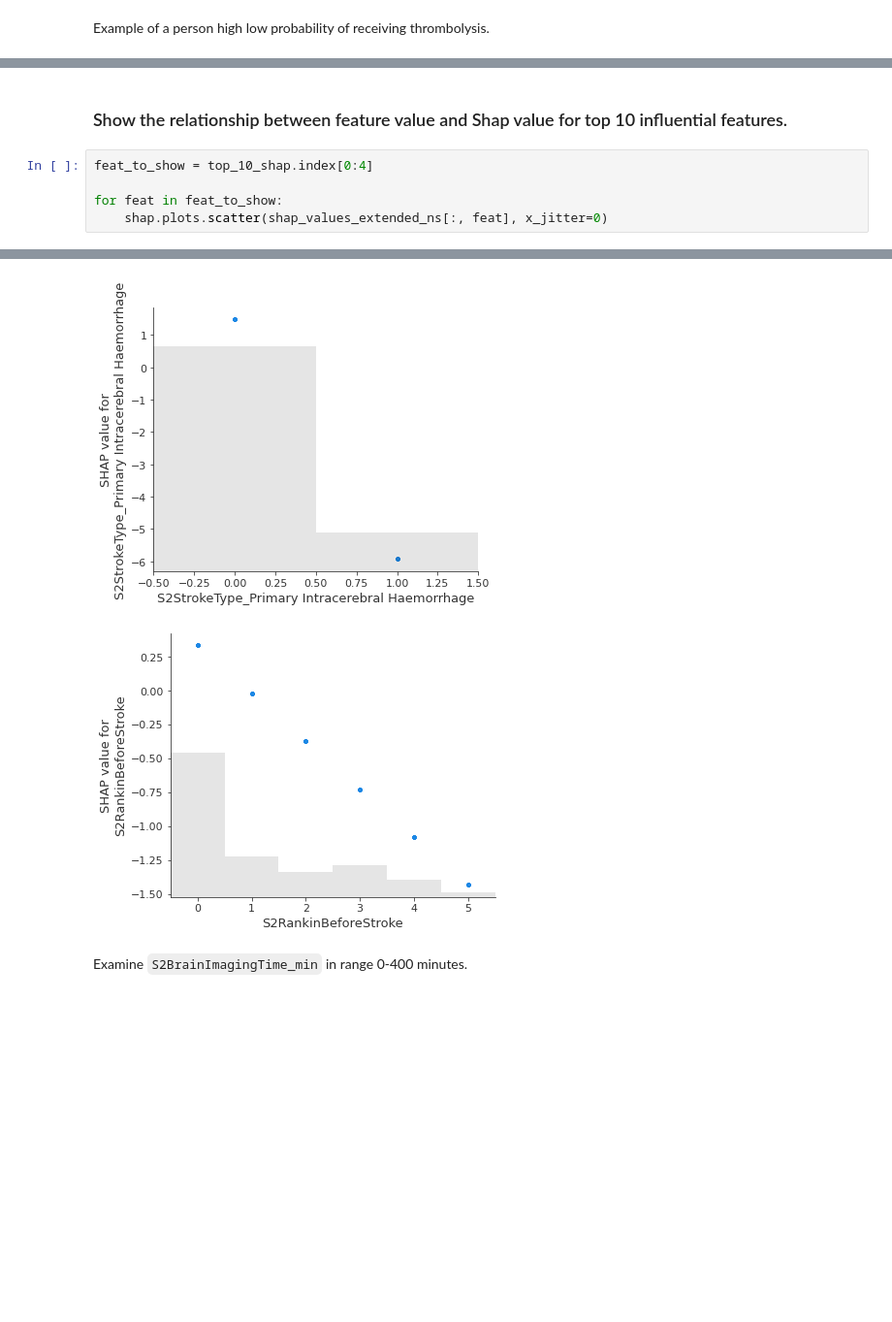
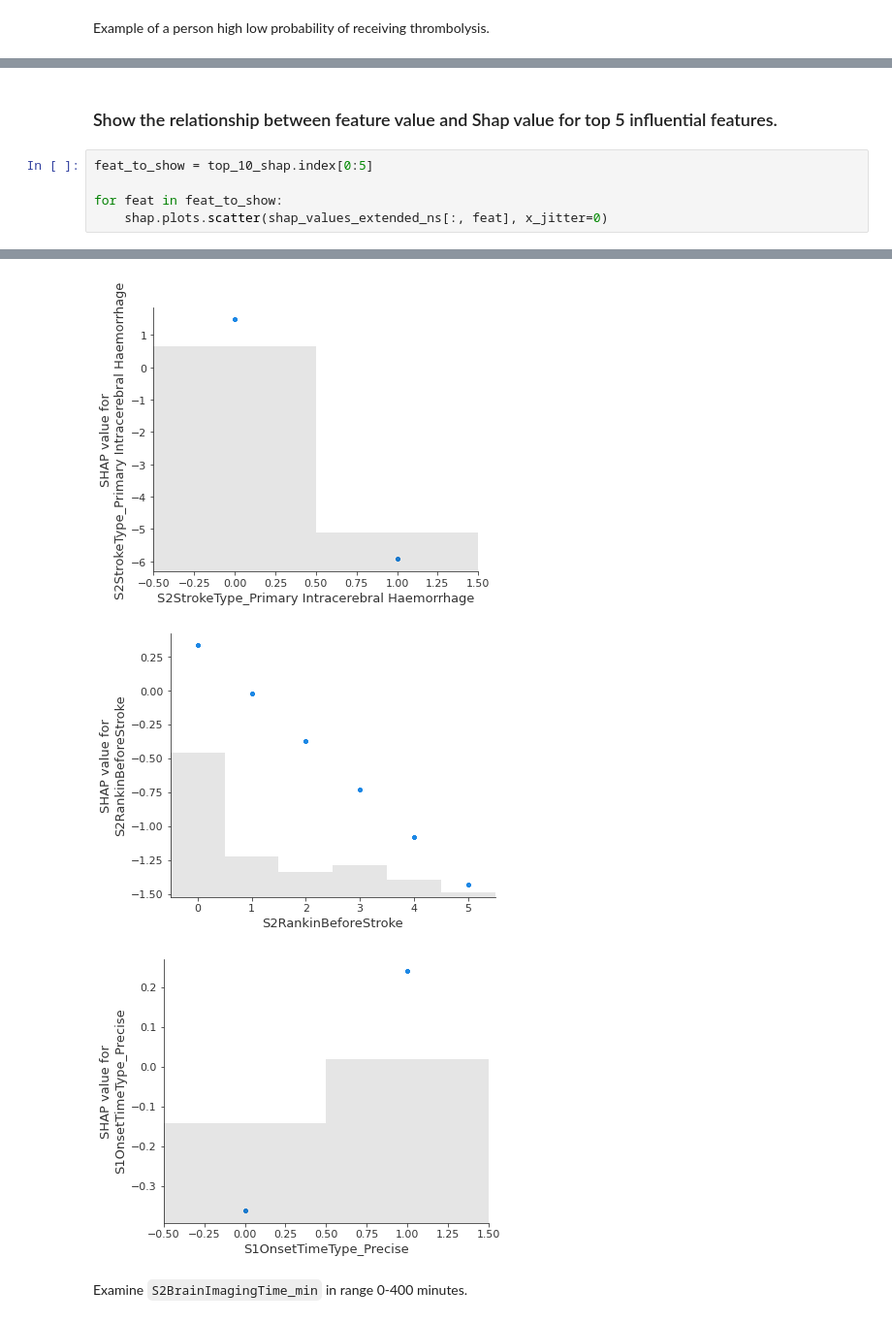
Before and after one commit to samuel-book/samuel-2, a Jupyter notebook: samuel_1/shap/01_log_reg_shap.ipynb, the cells around one changed output, grey strips where cells are left out. Shown: that part at 97% size. Cells and saved outputs as stored; diff of their text form; blank space fills up the shorter version.

Commit message:
Amend title and show Shap plots for top 5 features

```diff
--- a/samuel_1/shap/01_log_reg_shap.ipynb
+++ b/samuel_1/shap/01_log_reg_shap.ipynb
@@ -295,15 +295,16 @@ The base value is -4.68
 # %% [markdown]
-### Show the relationship between feature value and Shap value for top 10 influential features.
+### Show the relationship between feature value and Shap value for top 5 influential features.
 # %%
-feat_to_show = top_10_shap.index[0:4]
+feat_to_show = top_10_shap.index[0:5]
 
 for feat in feat_to_show:
     shap.plots.scatter(shap_values_extended_ns[:, feat], x_jitter=0)
 # %% [output]
 [figure]
 [figure]
 [figure]
 [figure]
+[figure, added]
 # %% [markdown]
 Examine `S2BrainImagingTime_min` in range 0-400 minutes.
 # %%
```
Also changed, not shown: parts of 9 cells of this notebook.
